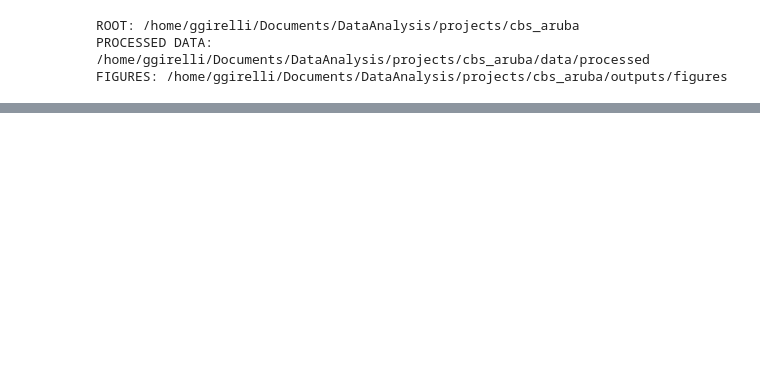
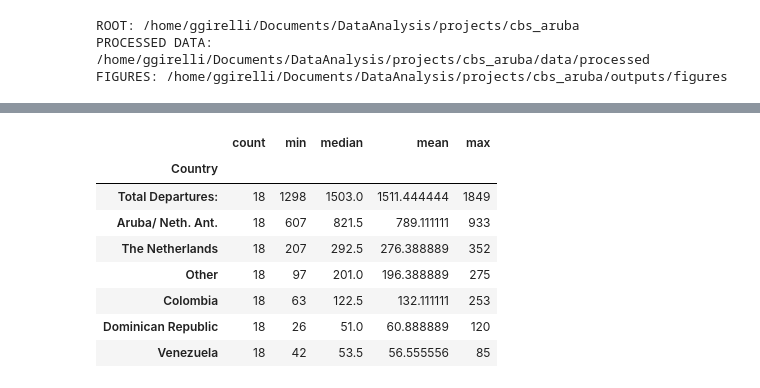
Before and after one commit to GirelliG-it/aruba_population_analyses, a Jupyter notebook: notebooks/1_11-1_12-dom-dep.ipynb, the cells around one changed output, grey strips where cells are left out. Cells and saved outputs as stored; diff of their text form; code cells hidden in the pictures; blank space fills up the shorter version.

```diff
--- a/notebooks/1_11-1_12-dom-dep.ipynb
+++ b/notebooks/1_11-1_12-dom-dep.ipynb
@@ -90,0 +155,18 @@ None
+# %%
+country_dep_df.groupby("Country")["value"].agg(
+    count="count",
+    min="min",
+    median="median",
+    mean="mean",
+    max="max"
+).sort_values("mean", ascending=False)
+# %% [output]
+|  | count | min | median | mean | max |
+| Country |  |  |  |  |  |
+| Total Departures: | 18 | 1298 | 1503.0 | 1511.444444 | 1849 |
+| Aruba/ Neth. Ant. | 18 | 607 | 821.5 | 789.111111 | 933 |
+| The Netherlands | 18 | 207 | 292.5 | 276.388889 | 352 |
+| Other | 18 | 97 | 201.0 | 196.388889 | 275 |
+| Colombia | 18 | 63 | 122.5 | 132.111111 | 253 |
+| Dominican Republic | 18 | 26 | 51.0 | 60.888889 | 120 |
+| Venezuela | 18 | 42 | 53.5 | 56.555556 | 85 |
```
Also changed, not shown: parts of 25 cells of this notebook, 2 other files.
